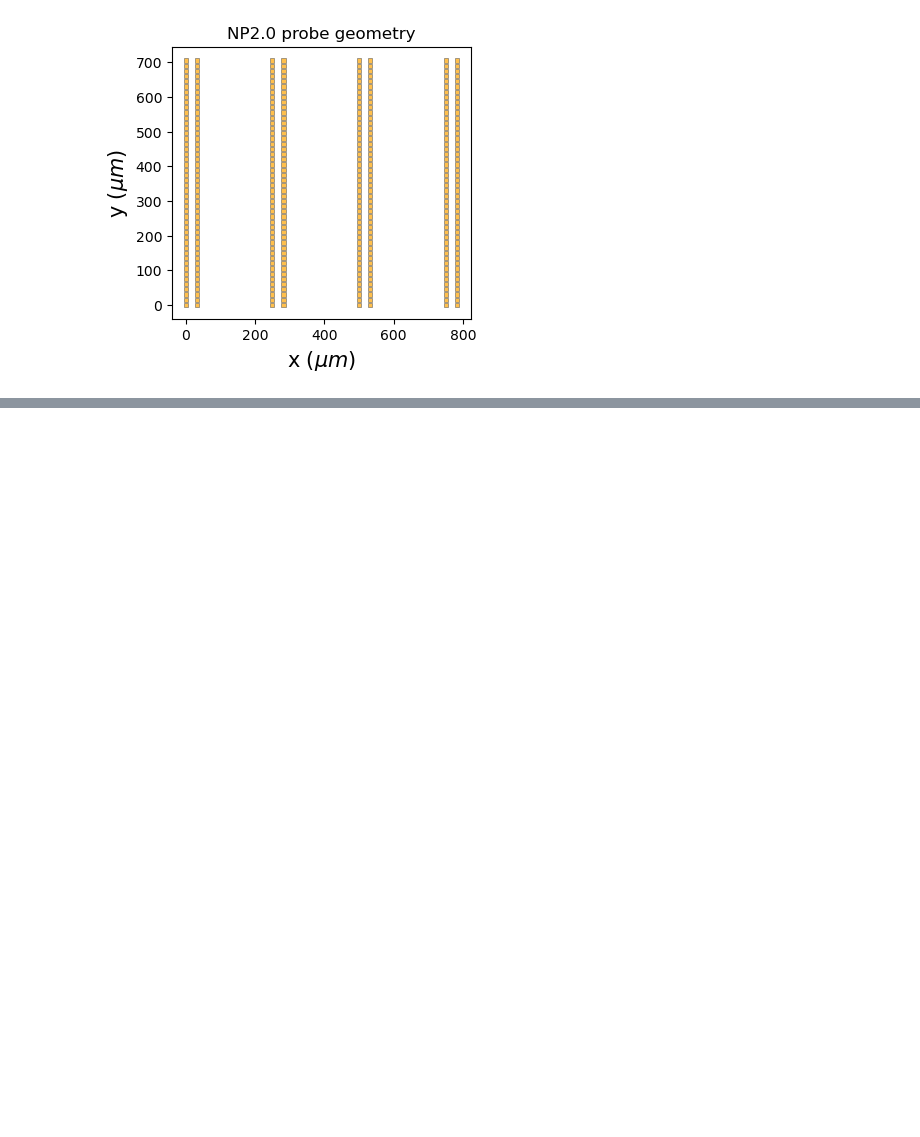
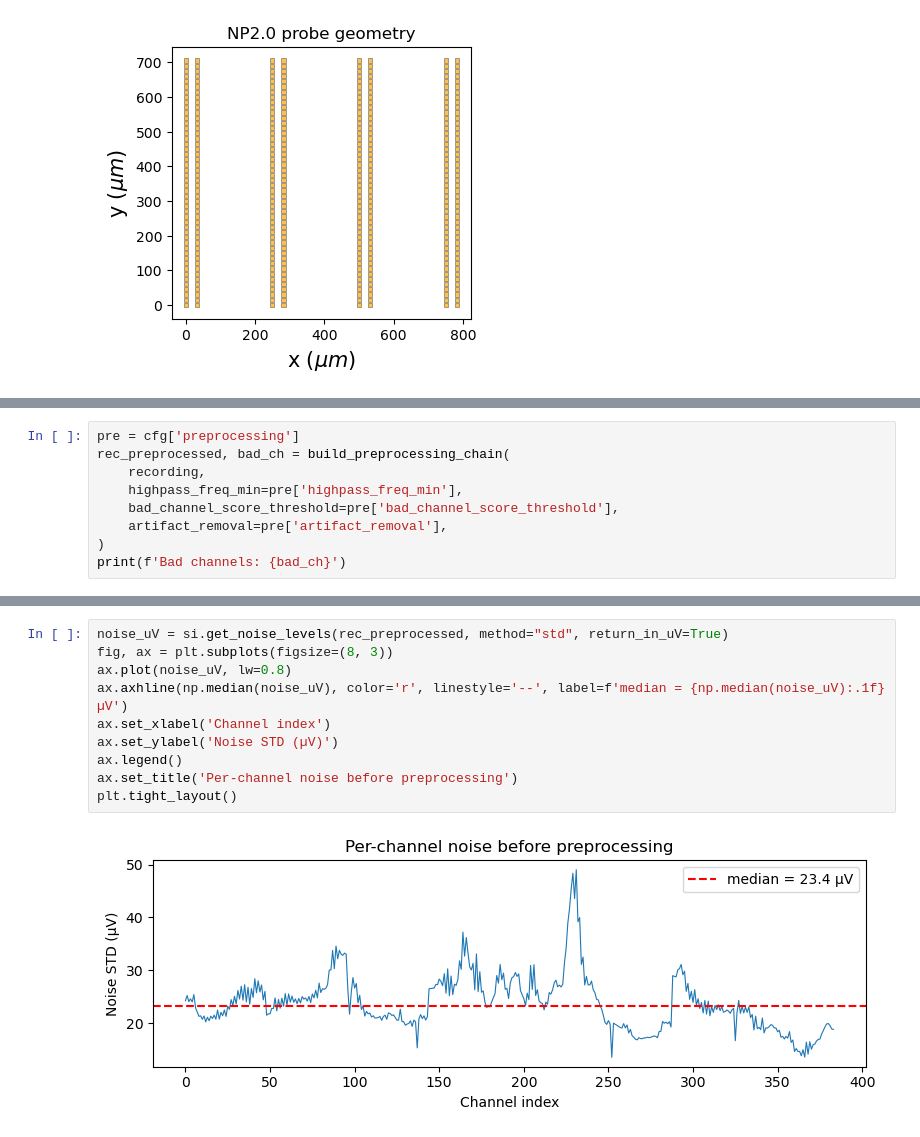
Before and after one commit to rokasstonis/AEON_OVC, a Jupyter notebook: notebooks/explore_raw_ephys.ipynb, the cells around one changed output, grey strips where cells are left out. Drawn from its saved outputs; the diff is of its cells as text; blank space fills up the shorter version.

```diff
--- a/notebooks/explore_raw_ephys.ipynb
+++ b/notebooks/explore_raw_ephys.ipynb
@@ -91,0 +188,9 @@ if legend is not None:
+# %%
+pre = cfg['preprocessing']
+rec_preprocessed, bad_ch = build_preprocessing_chain(
+    recording,
+    highpass_freq_min=pre['highpass_freq_min'],
+    bad_channel_score_threshold=pre['bad_channel_score_threshold'],
+    artifact_removal=pre['artifact_removal'],
+)
+print(f'Bad channels: {bad_ch}')
@@ -91,0 +212,12 @@ if legend is not None:
+# %%
+noise_uV = si.get_noise_levels(rec_preprocessed, method="std", return_in_uV=True)
+fig, ax = plt.subplots(figsize=(8, 3))
+ax.plot(noise_uV, lw=0.8)
+ax.axhline(np.median(noise_uV), color='r', linestyle='--', label=f'median = {np.median(noise_uV):.1f} µV')
+ax.set_xlabel('Channel index')
+ax.set_ylabel('Noise STD (µV)')
+ax.legend()
+ax.set_title('Per-channel noise before preprocessing')
+plt.tight_layout()
+# %% [output]
+[figure, added]
```
Also changed, not shown: parts of 9 cells of this notebook, 7 other files.
